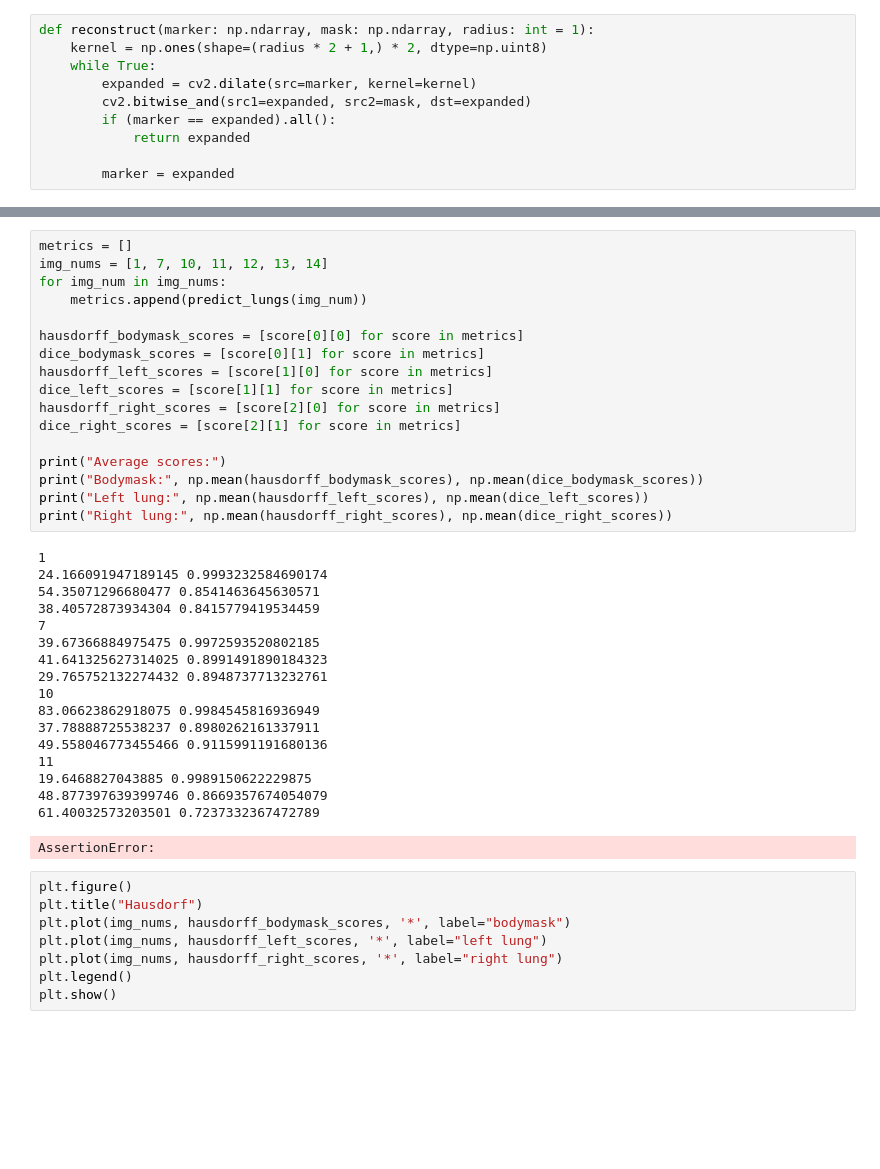
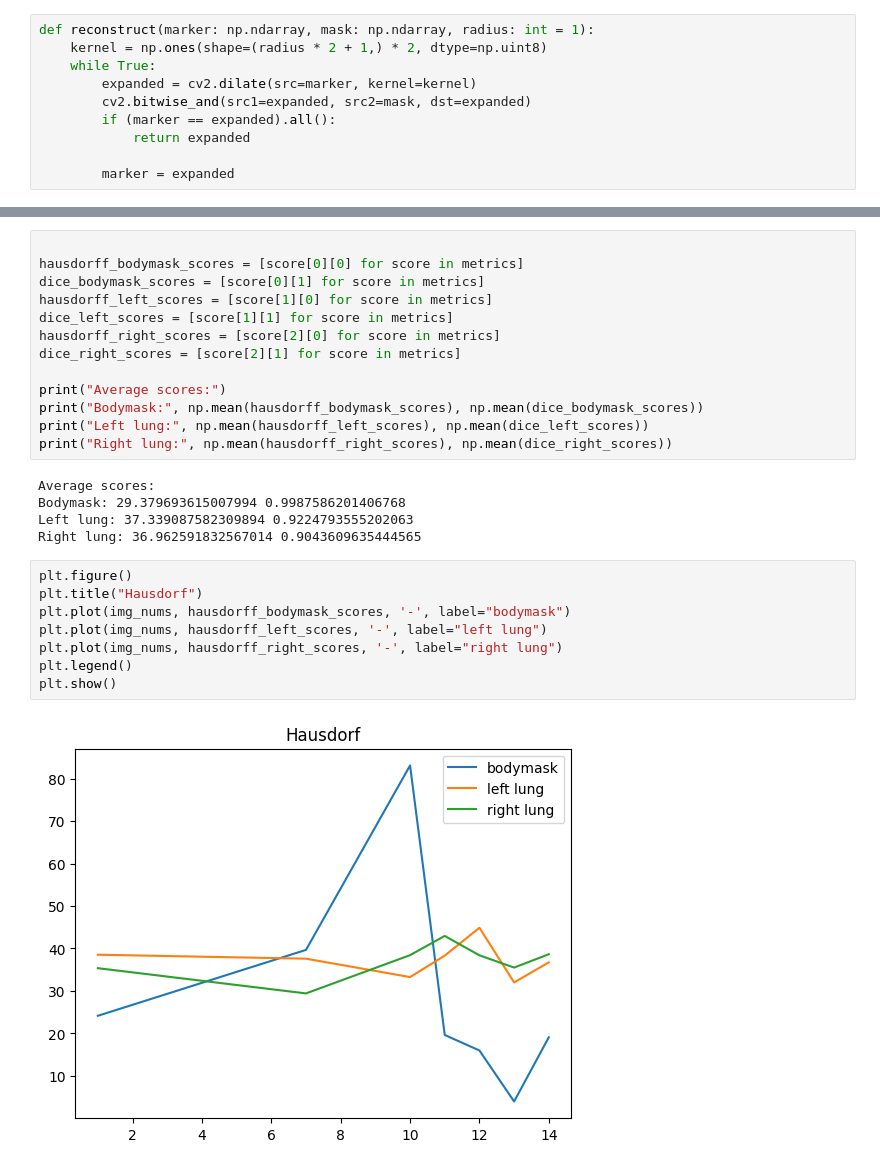
Before and after one commit to Rys-Nowak/OpenCV-AI, a Jupyter notebook: Lab03.ipynb, the cells around one changed output, grey strips where cells are left out. Cells and saved outputs as stored; diff of their text form; blank space fills up the shorter version.

```diff
--- a/Lab03.ipynb
+++ b/Lab03.ipynb
@@ -191,8 +215,4 @@ def load(img_num):
 # %%
-metrics = []
-img_nums = [1, 7, 10, 11, 12, 13, 14]
-for img_num in img_nums:
-    metrics.append(predict_lungs(img_num))
 
 hausdorff_bodymask_scores = [score[0][0] for score in metrics]
 dice_bodymask_scores = [score[0][1] for score in metrics]
@@ -206,31 +226,20 @@ print("Bodymask:", np.mean(hausdorff_bodymask_scores), np.mean(dice_bodymask_sco
 print("Left lung:", np.mean(hausdorff_left_scores), np.mean(dice_left_scores))
 print("Right lung:", np.mean(hausdorff_right_scores), np.mean(dice_right_scores))
 # %% [output]
-1
-24.166091947189145 0.9993232584690174
-54.35071296680477 0.8541463645630571
-38.40572873934304 0.8415779419534459
-7
-39.67366884975475 0.9972593520802185
-41.641325627314025 0.8991491890184323
-29.765752132274432 0.8948737713232761
-10
-83.06623862918075 0.9984545816936949
-37.78888725538237 0.8980262161337911
-49.558046773455466 0.9115991191680136
-11
-19.6468827043885 0.9989150622229875
-48.877397639399746 0.8669357674054079
-61.40032573203501 0.7237332367472789
+Average scores:
+Bodymask: 29.379693615007994 0.9987586201406768
+Left lung: 37.339087582309894 0.9224793555202063
+Right lung: 36.962591832567014 0.9043609635444565
-AssertionError:
 # %%
 plt.figure()
 plt.title("Hausdorf")
-plt.plot(img_nums, hausdorff_bodymask_scores, '*', label="bodymask")
-plt.plot(img_nums, hausdorff_left_scores, '*', label="left lung")
-plt.plot(img_nums, hausdorff_right_scores, '*', label="right lung")
+plt.plot(img_nums, hausdorff_bodymask_scores, '-', label="bodymask")
+plt.plot(img_nums, hausdorff_left_scores, '-', label="left lung")
+plt.plot(img_nums, hausdorff_right_scores, '-', label="right lung")
 plt.legend()
 plt.show()
+# %% [output]
+[figure, added]
 # %%
 plt.figure()
 plt.title("Dice")
```
Also changed, not shown: parts of 3 cells of this notebook.
